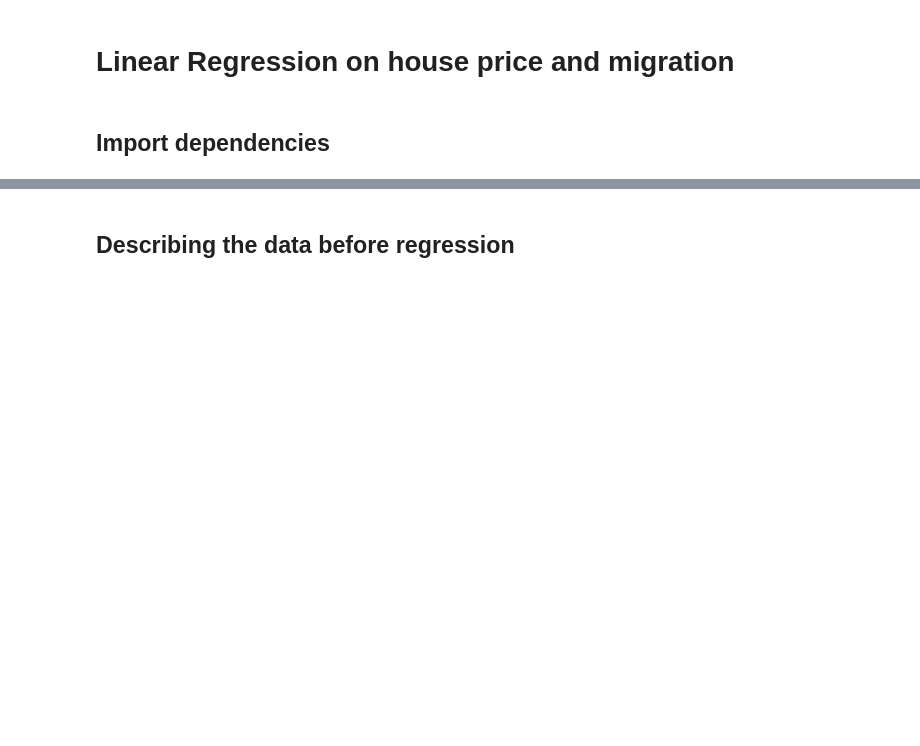
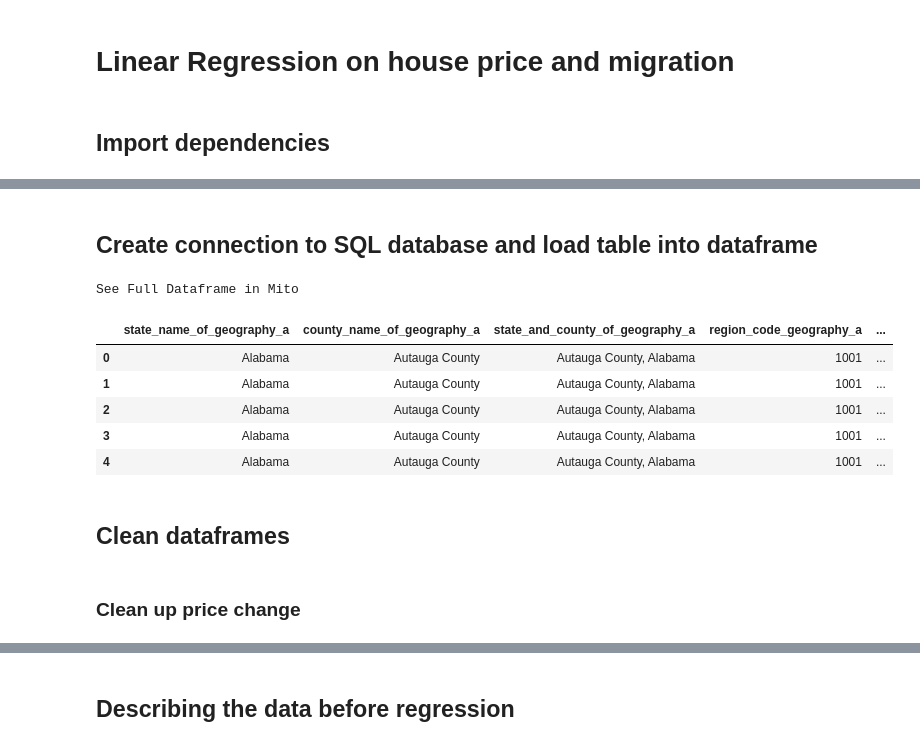
Before and after one commit to Bhargavi-ng/Migration_and_Housing, a Jupyter notebook: linear_regression_HPI_vs_pop.ipynb, the cells around one changed output, grey strips where cells are left out. Drawn from its saved outputs; the diff is of its cells as text; code cells hidden in the pictures; blank space fills up the shorter version.

Commit message:
adding code for SQL database connection

```diff
--- a/linear_regression_HPI_vs_pop.ipynb
+++ b/linear_regression_HPI_vs_pop.ipynb
@@ -53,0 +31,29 @@ df_XY = df_XY.dropna()
+# %% [markdown]
+## Create connection to SQL database and load table into dataframe
+# %%
+connection_string =f"postgresql://{user_name}:{db_password}@{host_name}:5432/{db_name}"
+engine = create_engine(connection_string)
+connection = engine.connect()
+metadata = db.MetaData()
+# %%
+# Set up to read from Migration_house_price
+Migration_house_price = db.Table('house_price_migration_in_out', metadata, autoload=True, autoload_with=engine)
+# %%
+# Setup query to pull data from Postgres db table Migration_house_price
+query = db.select([Migration_house_price])
+ResultProxy = connection.execute(query)
+ResultSet = ResultProxy.fetchall()
+# %%
+# Convert to dataframe
+Migration_House_Price_df = pd.DataFrame(ResultSet)
+Migration_House_Price_df.columns = ResultSet[0].keys()
+# %%
+Migration_House_Price_df.head()
+# %% [output]
+See Full Dataframe in Mito
+|  | state_name_of_geography_a | county_name_of_geography_a | state_and_county_of_geography_a | region_code_geography_a | ... |
+| 0 | Alabama | Autauga County | Autauga County, Alabama | 1001 | ... |
+| 1 | Alabama | Autauga County | Autauga County, Alabama | 1001 | ... |
+| 2 | Alabama | Autauga County | Autauga County, Alabama | 1001 | ... |
+| 3 | Alabama | Autauga County | Autauga County, Alabama | 1001 | ... |
+| 4 | Alabama | Autauga County | Autauga County, Alabama | 1001 | ... |
@@ -53,0 +63,4 @@ df_XY = df_XY.dropna()
+# %% [markdown]
+## Clean dataframes
+# %% [markdown]
+### Clean up price change
```
Also changed, not shown: parts of 24 cells of this notebook.
